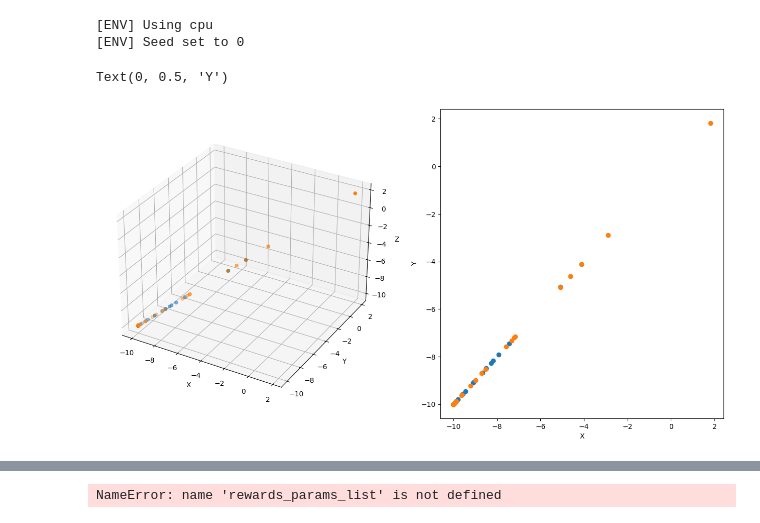
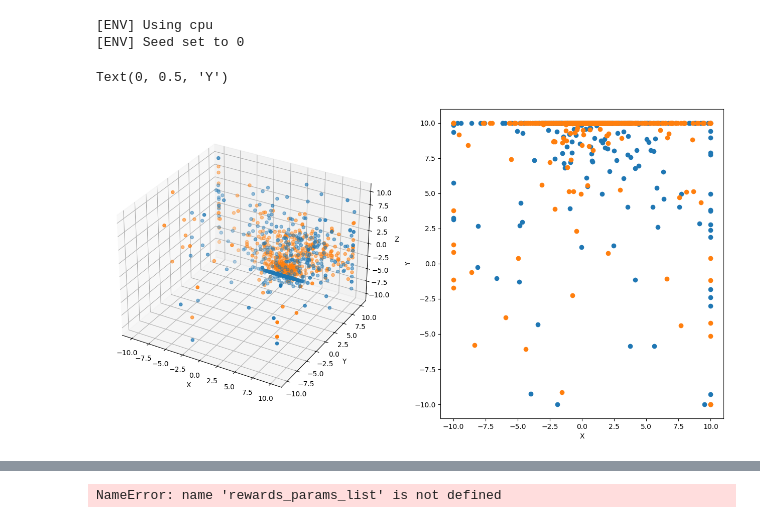
Before and after one commit to anirudhshankar99/ContinuousRL, a Jupyter notebook: Dynamics/test_models_leapfrog.ipynb, the cells around one changed output, grey strips where cells are left out. Saved outputs shown, nothing was run; the diff lists cells and outputs as text; code cells hidden in the pictures.

```diff
--- a/Dynamics/test_models_leapfrog.ipynb
+++ b/Dynamics/test_models_leapfrog.ipynb
@@ -25,7 +25,7 @@ def make_env(seed):
                 'stationary_potential_list':[],
                 'stationary_potential_kwargs_list':[],
                 'dynamic_potential_list':['point_source','point_source'],
-                'dynamic_potential_kwargs_list':[{'M':3}, {'M':3}],
+                'dynamic_potential_kwargs_list':[{'M':10}, {'M':10}],
                 'seed':seed,
             })
             env.action_space.seed(seed)
@@ -52,6 +52,8 @@ def plot_from_init(init_params, methods=['RK45']):
 
     ax1.plot(orbit.y[0], orbit.y[1], orbit.y[2], lw=0.5, label=r'$O$')
     ax1.plot(orbit.y[6], orbit.y[7], orbit.y[8], lw=0.5, label=r'$O_2$')
+    ax1.plot(orbit_delta.y[0], orbit_delta.y[1], orbit_delta.y[2], lw=0.5, label=r'$O$')
+    ax1.plot(orbit_delta.y[6], orbit_delta.y[7], orbit_delta.y[8], lw=0.5, label=r'$O_2$')
     ax2 = fig.add_subplot(132)
 
     ax2.scatter(orbit.y[0][0], orbit.y[1][0], label='Trajectory start')
@@ -62,6 +64,8 @@ def plot_from_init(init_params, methods=['RK45']):
     ax2.set_title('Projected Orbit')
     ax2.plot(orbit.y[0], orbit.y[1], lw=2, label=r'$O$')
     ax2.plot(orbit.y[6], orbit.y[7], lw=2, label=r'$O_2$')
+    ax2.plot(orbit_delta.y[0], orbit_delta.y[1], lw=2, label=r'$O$')
+    ax2.plot(orbit_delta.y[6], orbit_delta.y[7], lw=2, label=r'$O_2$')
     # ax3 = fig.add_subplot(133)
     # ax3.set_xlabel('logdist')
     # ax3.set_ylabel('t')
@@ -84,6 +88,7 @@ def plot_from_init(init_params, methods=['RK45']):
     #     ax3.plot(X_fit, Y_fit, lw=2, label=r'Fit line %s'%method)
 
     print(reward)
+    print(init_params)
     ax1.legend()
     ax2.legend()
     # ax3.legend()
@@ -91,25 +96,26 @@ def plot_from_init(init_params, methods=['RK45']):
 [ENV] Using cpu
 [ENV] Seed set to 0
 # %%
-results = pd.read_csv(results_file).sort_values(by=['reward'])
+results = pd.read_csv(results_file).sort_values(by=['reward'], ascending=False)
 result_init_params = {i:results.iloc[:, [j for j in range(i * 6+1, (i+1) * 6 + 1)]].to_numpy().transpose() for i in range(env.num_agents)}
+result_init_params['reward'] = results.loc[:,'reward'].to_numpy()
 fig = plt.figure(figsize=(16, 8))
 ax1 = fig.add_subplot(121, projection='3d')
 for agent in range(env.num_agents):
-    ax1.scatter(result_init_params[agent][0], result_init_params[agent][0], result_init_params[agent][0])
+    ax1.scatter(result_init_params[agent][0], result_init_params[agent][1], result_init_params[agent][2])
 ax1.set_xlabel('X')
 ax1.set_ylabel('Y')
 ax1.set_zlabel('Z')
 # ax1.legend()
 
 ax2 = fig.add_subplot(122)
 for agent in range(env.num_agents):
-    ax2.scatter(result_init_params[agent][0], result_init_params[agent][0])
+    ax2.scatter(result_init_params[agent][0], result_init_params[agent][1])
 ax2.set_xlabel('X')
 ax2.set_ylabel('Y')
 # ax2.legend()
 # %% [output]
 Text(0, 0.5, 'Y')
-[figure, old version]
+[figure, new version]
 # %%
 def result_to_init(i):
```
Also changed, not shown: parts of 8 cells of this notebook, 2 other files.
